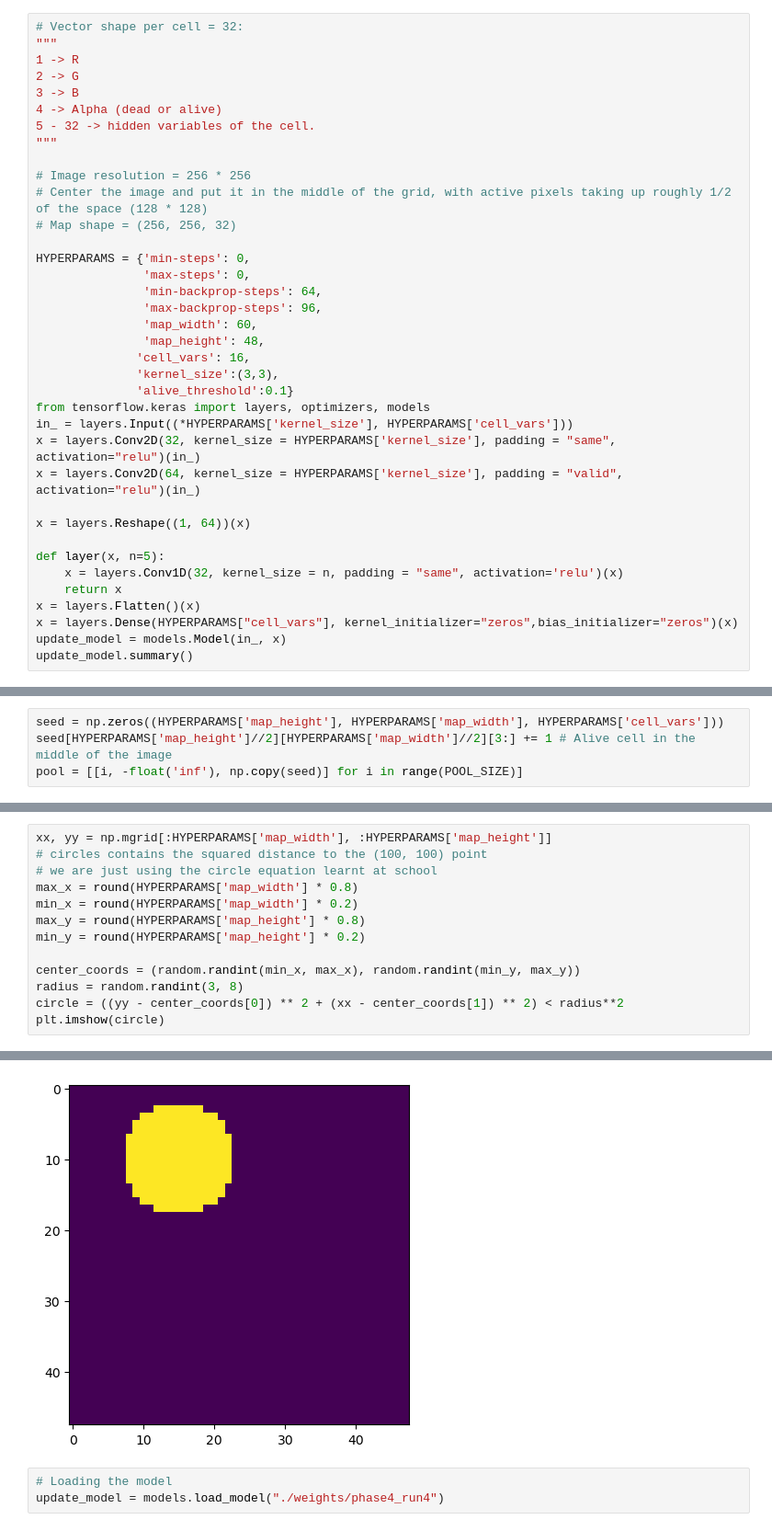
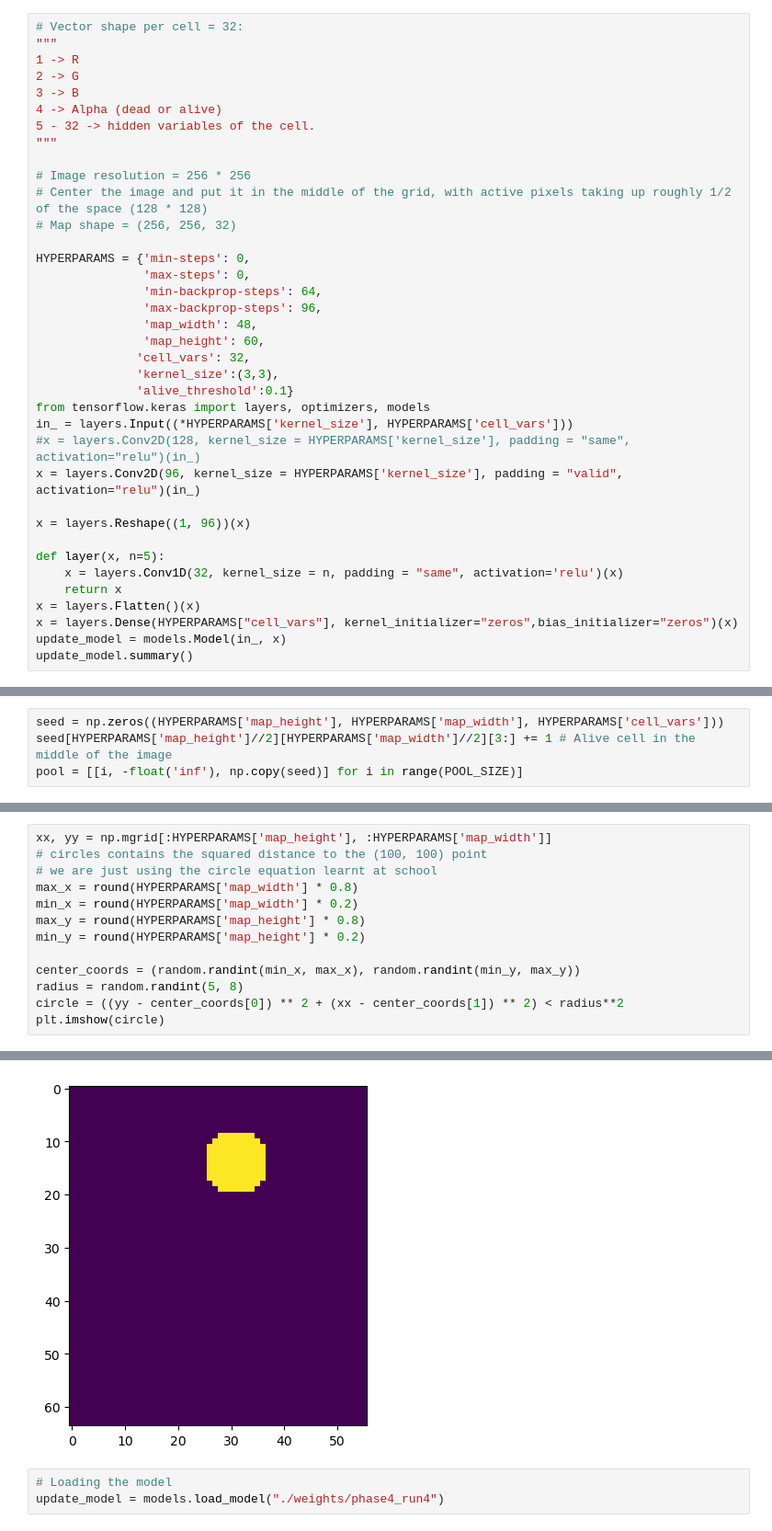
Before and after one commit to wz-ml/cellularimages, a Jupyter notebook: main.ipynb, the cells around one changed output, grey strips where cells are left out. Shown at 92% size. Saved outputs shown, nothing was run; the diff lists cells and outputs as text.

```diff
--- a/main.ipynb
+++ b/main.ipynb
@@ -36,17 +35,17 @@ HYPERPARAMS = {'min-steps': 0,
                'max-steps': 0,
                'min-backprop-steps': 64,
                'max-backprop-steps': 96,
-               'map_width': 60,
-               'map_height': 48,
-              'cell_vars': 16,
+               'map_width': 48,
+               'map_height': 60,
+              'cell_vars': 32,
               'kernel_size':(3,3),
               'alive_threshold':0.1}
 from tensorflow.keras import layers, optimizers, models
 in_ = layers.Input((*HYPERPARAMS['kernel_size'], HYPERPARAMS['cell_vars']))
-x = layers.Conv2D(32, kernel_size = HYPERPARAMS['kernel_size'], padding = "same", activation="relu")(in_)
-x = layers.Conv2D(64, kernel_size = HYPERPARAMS['kernel_size'], padding = "valid", activation="relu")(in_)
+#x = layers.Conv2D(128, kernel_size = HYPERPARAMS['kernel_size'], padding = "same", activation="relu")(in_)
+x = layers.Conv2D(96, kernel_size = HYPERPARAMS['kernel_size'], padding = "valid", activation="relu")(in_)
 
-x = layers.Reshape((1, 64))(x)
+x = layers.Reshape((1, 96))(x)
 
 def layer(x, n=5):
     x = layers.Conv1D(32, kernel_size = n, padding = "same", activation='relu')(x)
@@ -425,19 +555,19 @@ Clipping input data to the valid range for imshow with RGB data ([0..1] for floa
 # %%
-xx, yy = np.mgrid[:HYPERPARAMS['map_width'], :HYPERPARAMS['map_height']]
+xx, yy = np.mgrid[:HYPERPARAMS['map_height'], :HYPERPARAMS['map_width']]
 # circles contains the squared distance to the (100, 100) point
 # we are just using the circle equation learnt at school
 max_x = round(HYPERPARAMS['map_width'] * 0.8)
 min_x = round(HYPERPARAMS['map_width'] * 0.2)
 max_y = round(HYPERPARAMS['map_height'] * 0.8)
 min_y = round(HYPERPARAMS['map_height'] * 0.2)
 
 center_coords = (random.randint(min_x, max_x), random.randint(min_y, max_y))
-radius = random.randint(3, 8)
+radius = random.randint(5, 8)
 circle = ((yy - center_coords[0]) ** 2 + (xx - center_coords[1]) ** 2) < radius**2
 plt.imshow(circle)
 # %% [output]
 <matplotlib.image.AxesImage at 0x...>
-[figure, old version]
+[figure, new version]
 # %%
 # Loading the model
 update_model = models.load_model("./weights/phase4_run4")
```
Also changed, not shown: parts of 29 cells of this notebook, 7 other files.
